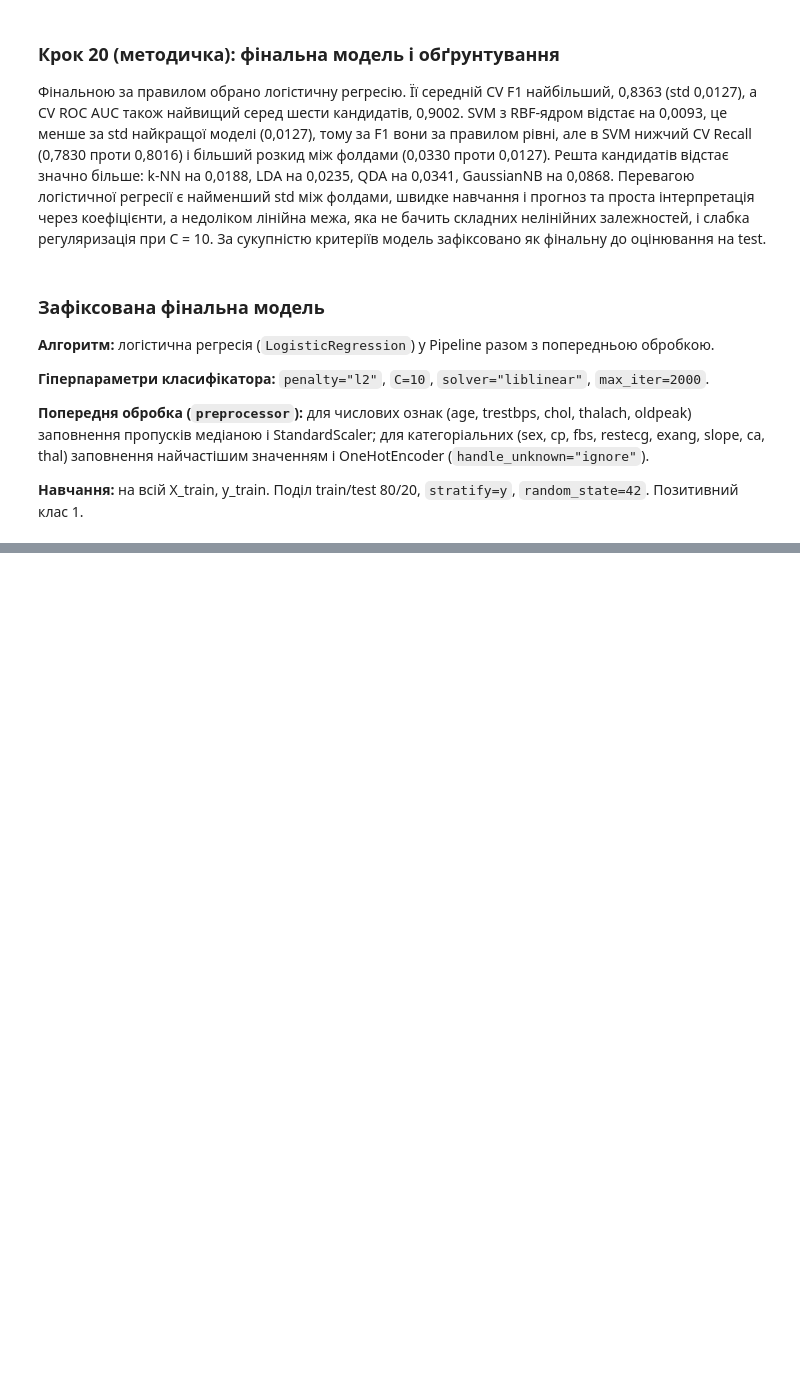
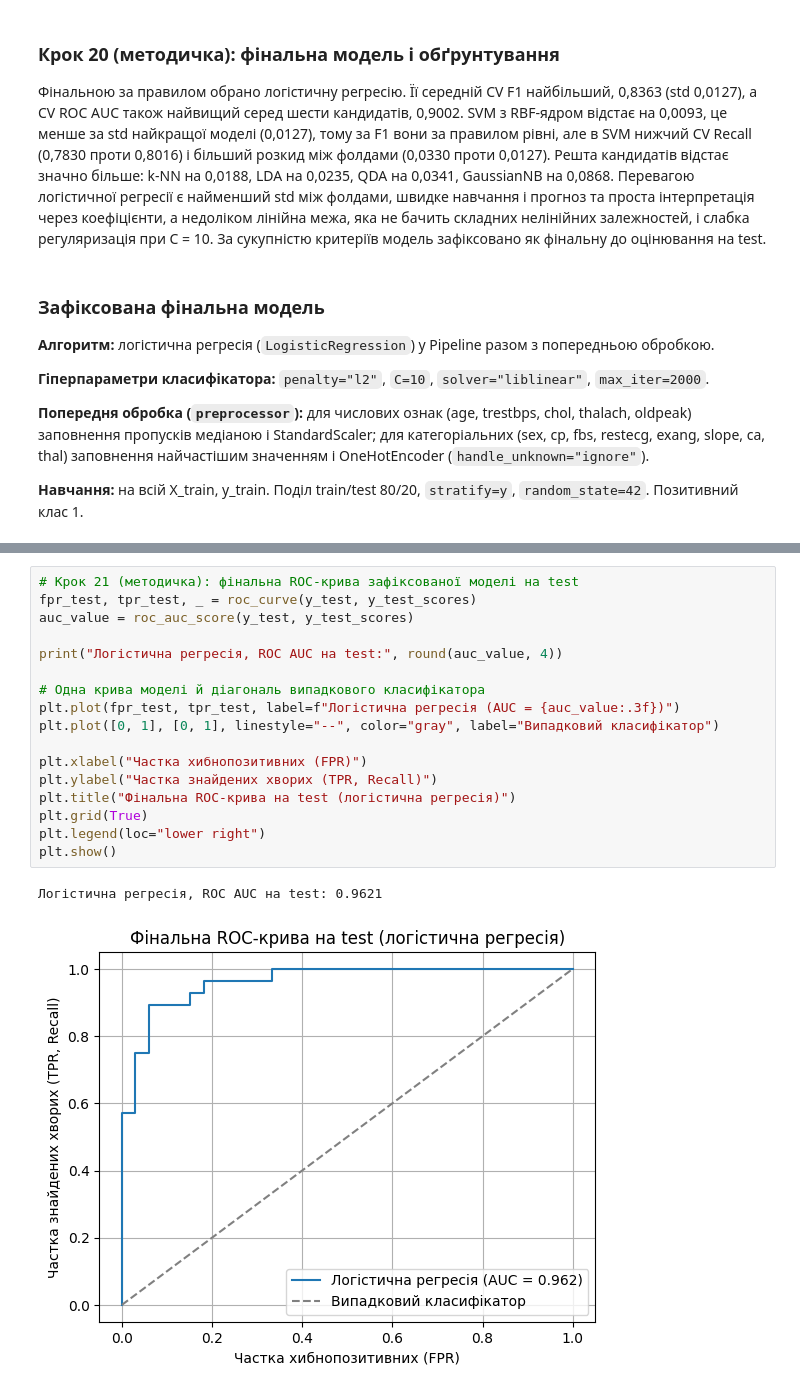
Before and after one commit to Anton-maxi/pattern-recognition-practice, a Jupyter notebook: classification-mini-project/notebooks/PR04_Zboryk_Anton.ipynb, the cells around one changed output, grey strips where cells are left out. Cells and saved outputs as stored; diff of their text form; blank space fills up the shorter version.

```diff
--- a/classification-mini-project/notebooks/PR04_Zboryk_Anton.ipynb
+++ b/classification-mini-project/notebooks/PR04_Zboryk_Anton.ipynb
@@ -1484,0 +1571,20 @@ print(
+# %%
+# Крок 21 (методичка): фінальна ROC-крива зафіксованої моделі на test
+fpr_test, tpr_test, _ = roc_curve(y_test, y_test_scores)
+auc_value = roc_auc_score(y_test, y_test_scores)
+
+print("Логістична регресія, ROC AUC на test:", round(auc_value, 4))
+
+# Одна крива моделі й діагональ випадкового класифікатора
+plt.plot(fpr_test, tpr_test, label=f"Логістична регресія (AUC = {auc_value:.3f})")
+plt.plot([0, 1], [0, 1], linestyle="--", color="gray", label="Випадковий класифікатор")
+
+plt.xlabel("Частка хибнопозитивних (FPR)")
+plt.ylabel("Частка знайдених хворих (TPR, Recall)")
+plt.title("Фінальна ROC-крива на test (логістична регресія)")
+plt.grid(True)
+plt.legend(loc="lower right")
+plt.show()
+# %% [output]
+Логістична регресія, ROC AUC на test: 0.9621
+[figure, added]
```
Also changed, not shown: parts of 11 cells of this notebook.
